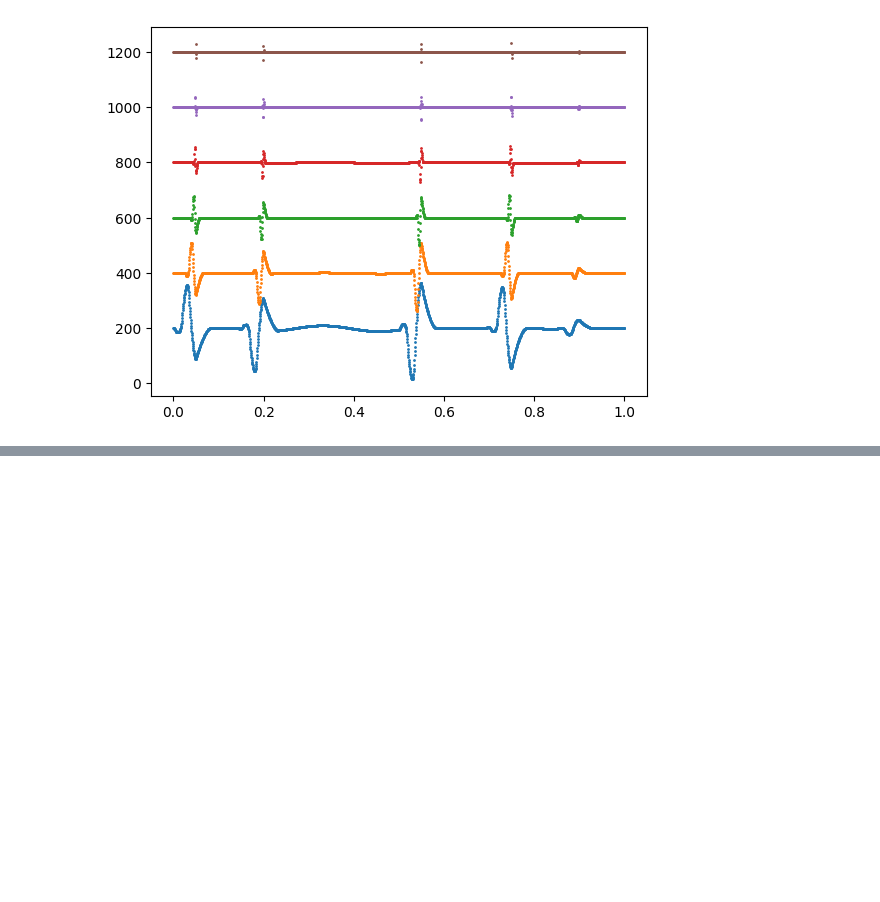
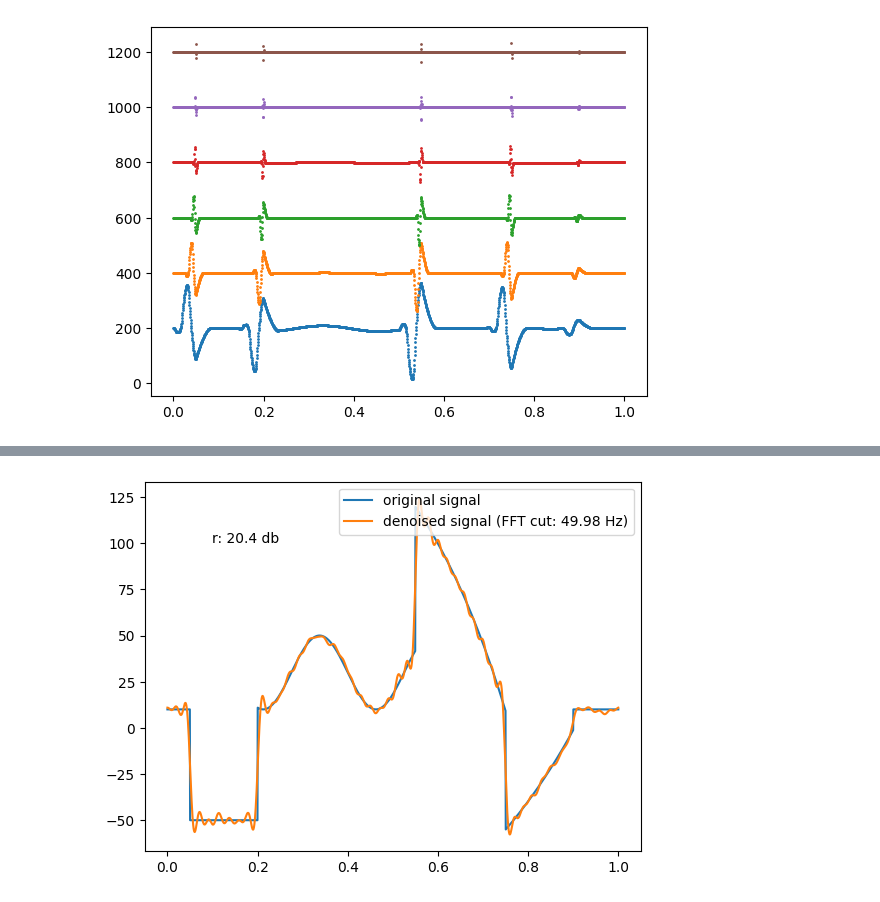
Before and after one commit to jecampagne/cours_mallat_cdf, a Jupyter notebook: cours2024/Wavelet1DDenoising.ipynb, the cells around one changed output, grey strips where cells are left out. Saved outputs shown, nothing was run; the diff lists cells and outputs as text; code cells hidden in the pictures; blank space fills up the shorter version.

```diff
--- a/cours2024/Wavelet1DDenoising.ipynb
+++ b/cours2024/Wavelet1DDenoising.ipynb
@@ -105,0 +146,10 @@ fig.text(0.6,0.9,"Wavelet detail coeff.",fontsize=14);
+# %%
+sig_reco = irfft(fft_obs_cut,norm='forward')
+# %%
+#plot(xvals,obs,label="noisy observation",alpha=0.5)
+plot(xvals,signal,label="original signal")
+plot(xvals,sig_reco, label=f"denoised signal (FFT cut: {freqs[n_cut]:.2f} Hz)")
+legend()
+text(0.1,100,f"r: {metric(sig_reco,signal):.3} db");
+# %% [output]
+[figure, added]
```
Also changed, not shown: parts of 12 cells of this notebook.
